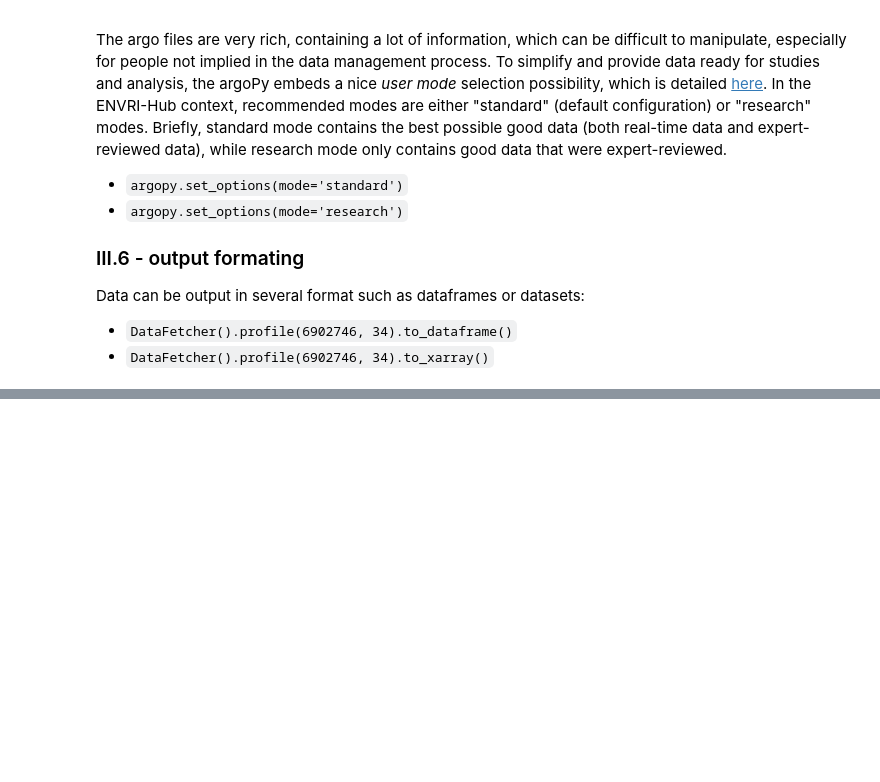
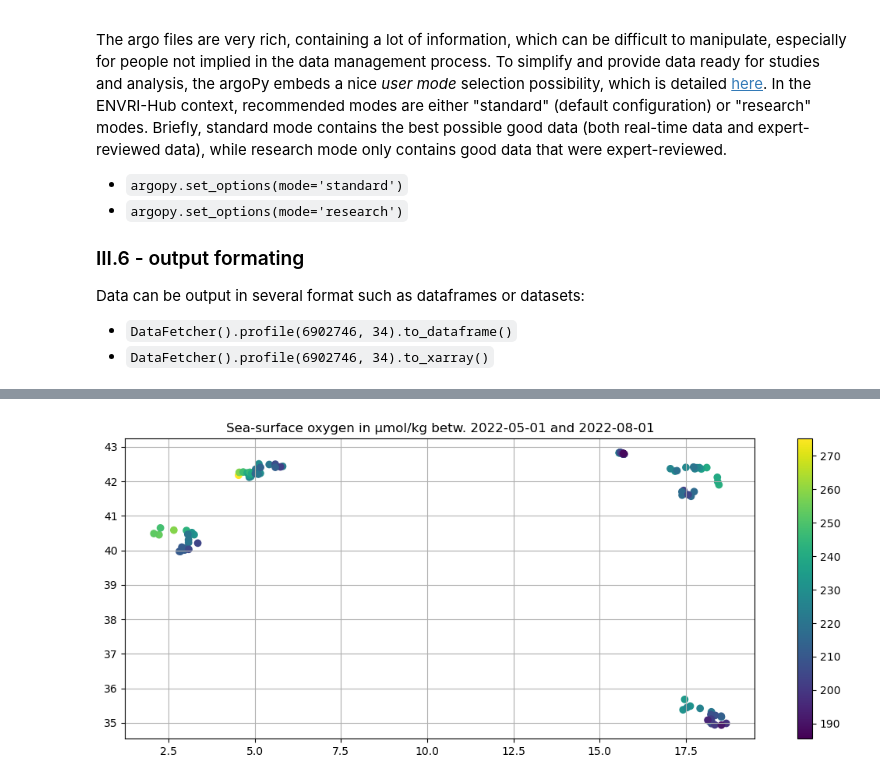
Before and after one commit to QCDIS/ECVs, a Jupyter notebook: codebase/02-Access-Argo_Data.ipynb, the cells around one changed output, grey strips where cells are left out. Drawn from its saved outputs; the diff is of its cells as text; code cells hidden in the pictures; blank space fills up the shorter version.

```diff
--- a/codebase/02-Access-Argo_Data.ipynb
+++ b/codebase/02-Access-Argo_Data.ipynb
@@ -238,23 +284,23 @@ argopy_phy.plot('trajectory')
 # No data were accessible in the previously selected area.
 # It has been slightly changed from the previous example.
 
-#lon_west,lon_east=7,15
-#lat_south,lat_north=42,45
+# param_lon_west,  param_lon_east=7,15
+# param_lat_south, param_lat_north=42,45
 
-#lon_west,lon_east=5,13
-#lat_south,lat_north=40,48
+# param_lon_west,  param_lon_east=5,13
+# param_lat_south, param_lat_north=40,48
 
-lon_west,  lon_east  =  0, 20
-lat_south, lat_north = 30, 50
-depth_min, depth_max =  0, 2000
-date_min,  date_max  = '2022-05-01', '2022-08-01'
+param_lon_west,  param_lon_east  =  0, 20
+param_lat_south, param_lat_north = 30, 50
+param_depth_min, param_depth_max =  0, 2000
+param_date_min,  param_date_max  = '2022-05-01', '2022-08-01'
 
 argopy.set_options(src=src, ds='bgc', mode='standard')
 argopy_bgc = DataFetcher(params="DOXY").region([
-    lon_west,  lon_east,
-    lat_south, lat_north,
-    depth_min, depth_max,
-    date_min,  date_max
+    param_lon_west,  param_lon_east,
+    param_lat_south, param_lat_north,
+    param_depth_min, param_depth_max,
+    param_date_min,  param_date_max
 ])
 print(argopy_bgc)
 
@@ -263,4 +309,4 @@ ds = argopy_bgc.to_xarray()
 #ds = argopy_bgc.data
 print(ds)
 
-ds.argo.to_zarr(os.path.join(conf_dir_data, f"bgc.zarr"))
+# ds.argo.to_zarr(os.path.join(conf_dir_data, f"bgc.zarr"))
@@ -267,27 +340,29 @@ ds.argo.to_zarr(os.path.join(conf_dir_data, f"bgc.zarr"))
 # %%
 # Retrieve only surface points (closest to surface at each float ascent)
 # =====
 dsargo = ds.argo.point2profile()
 dsargo_surf = dsargo.isel(N_LEVELS=0)
 
 # Plot spatially
 # -----
 plt.figure(figsize=(14,5))
 plt.axes().set_aspect('equal')
-plt.title('Sea-surface oxygen in µmol/kg betw. ' + date_min + ' and ' + date_max)
+plt.title('Sea-surface oxygen in µmol/kg betw. ' + param_date_min + ' and ' + param_date_max)
 plt.grid()
 plt.scatter(
     dsargo_surf['LONGITUDE'],
     dsargo_surf['LATITUDE'],
     c=dsargo_surf['DOXY'],
     marker="o", cmap="viridis"
 )
 plt.colorbar()
 
 # output
 # -----
 plt.savefig(os.path.join(conf_dir_data, f'Sea-surface oxygen.jpg'))
 # plt.show()
+# %% [output]
+[figure, added]
 # %%
 # Plot temporally
 # =====
```
Also changed, not shown: parts of 10 cells of this notebook, 1 other file.
